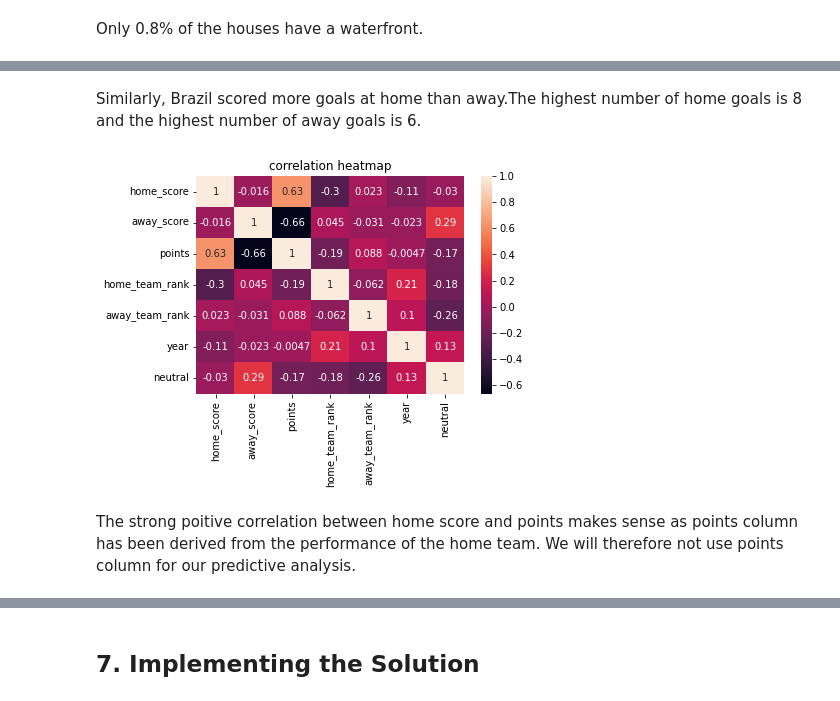
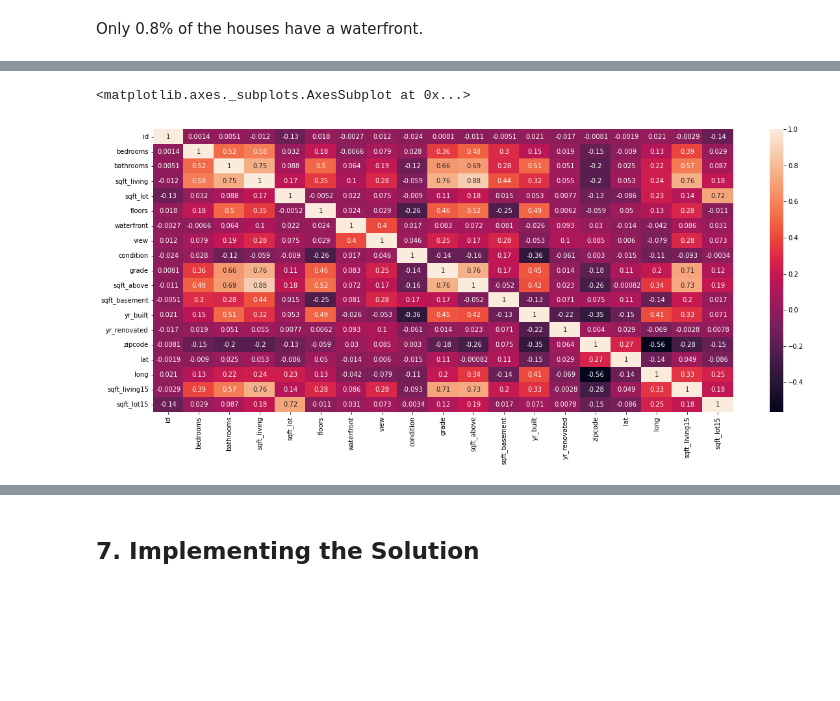
Before and after one commit to Magguire/Magguire, a Jupyter notebook: module_2_core_week_II_ip.ipynb, the cells around one changed output, grey strips where cells are left out. Cells and saved outputs as stored; diff of their text form; code cells hidden in the pictures; blank space fills up the shorter version.

```diff
--- a/module_2_core_week_II_ip.ipynb
+++ b/module_2_core_week_II_ip.ipynb
@@ -420,11 +360,17 @@ plt.show()
-# %% [markdown]
-Similarly, Brazil scored more goals at home than away.The highest number of home goals is 8 and the highest number of away goals is 6.
-# %%
-# check correlation
-sns.heatmap(df.corr(), annot=True)
-plt.title('correlation heatmap')
-plt.show()
-# %% [output]
-[figure, removed]
-# %% [markdown]
-The strong poitive correlation between home score and points makes sense as points column has been derived from the performance of the home team. We will therefore not use points column for our predictive analysis.
+# %%
+# Bivariate analysis
+
+# drop irrelevant columns
+# df.drop(['id', 'zipcode'], axis=1, inplace=True)
+
+# let's check for correlation between independent variables
+X = df.drop('price', axis=1)
+y = df['price']
+
+
+plt.figure(figsize=(20,8))
+correlations = X.corr()
+sns.heatmap(correlations, annot=True)
+# %% [output]
+<matplotlib.axes._subplots.AxesSubplot at 0x...>
+[figure, added]
```
Also changed, not shown: parts of 123 cells of this notebook.
